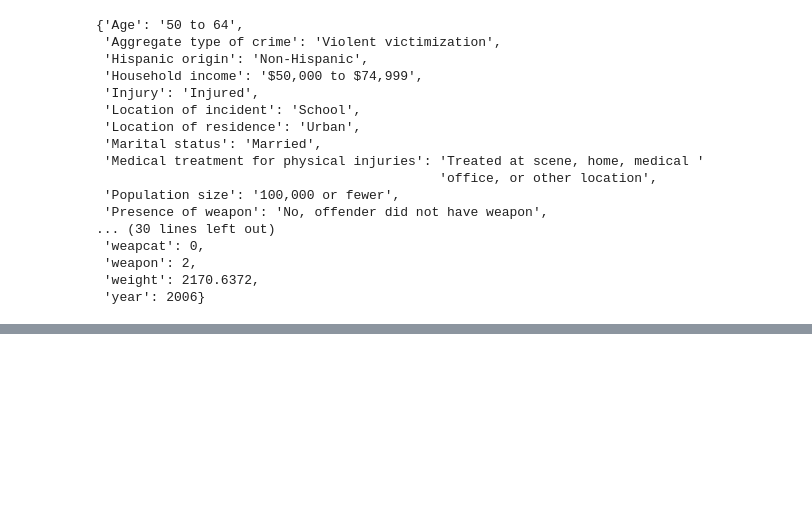
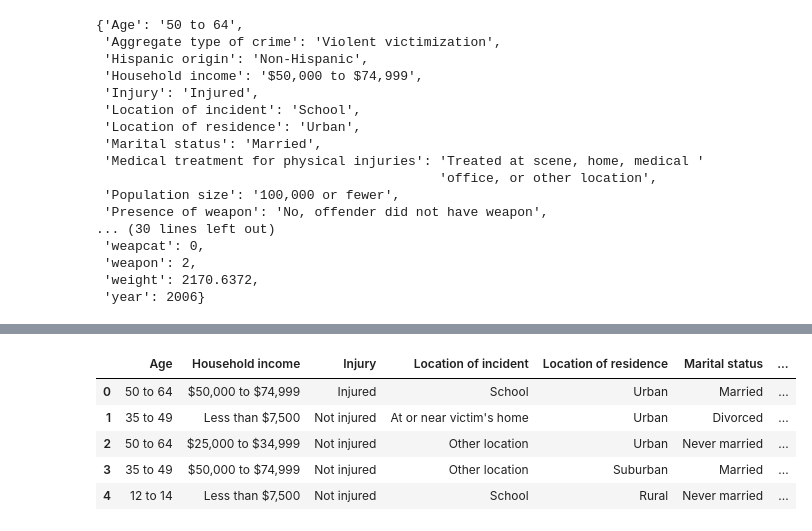
Before and after one commit to andywats0n/gtdata_project3, a Jupyter notebook: src/David_NB.ipynb, the cells around one changed output, grey strips where cells are left out. Drawn from its saved outputs; the diff is of its cells as text; code cells hidden in the pictures; blank space fills up the shorter version.

```diff
--- a/src/David_NB.ipynb
+++ b/src/David_NB.ipynb
@@ -97,6 +97,6 @@ pprint(db.population.find_one())
  'weight': 2170.6372,
  'year': 2006}
 # %%
-import pandas
-pandas.set_option('display.max_colwidth', None)
+import pandas as pd
+pd.set_option('display.max_columns', None)
 df = pd.DataFrame(list(db.population.find()))
@@ -104,0 +118,14 @@ ValueError: Value must have type '<class 'int'>'
+# %%
+import pandas as pd
+pd.set_option('display.max_columns', None)
+df = pd.DataFrame(list(db.population.find()))
+pd.set_option('display.max_columns', None)
+df_trimmed = df.iloc[:, [0,3,4,5,6,7,9,11,13,14,16,17,19,20,44]]
+df_trimmed.head()
+# %% [output]
+|  | Age | Household income | Injury | Location of incident | Location of residence | Marital status | ... |
+| 0 | 50 to 64 | $50,000 to $74,999 | Injured | School | Urban | Married | ... |
+| 1 | 35 to 49 | Less than $7,500 | Not injured | At or near victim's home | Urban | Divorced | ... |
+| 2 | 50 to 64 | $25,000 to $34,999 | Not injured | Other location | Urban | Never married | ... |
+| 3 | 35 to 49 | $50,000 to $74,999 | Not injured | Other location | Suburban | Married | ... |
+| 4 | 12 to 14 | Less than $7,500 | Not injured | School | Rural | Never married | ... |
```
Also changed, not shown: parts of 3 cells of this notebook.
